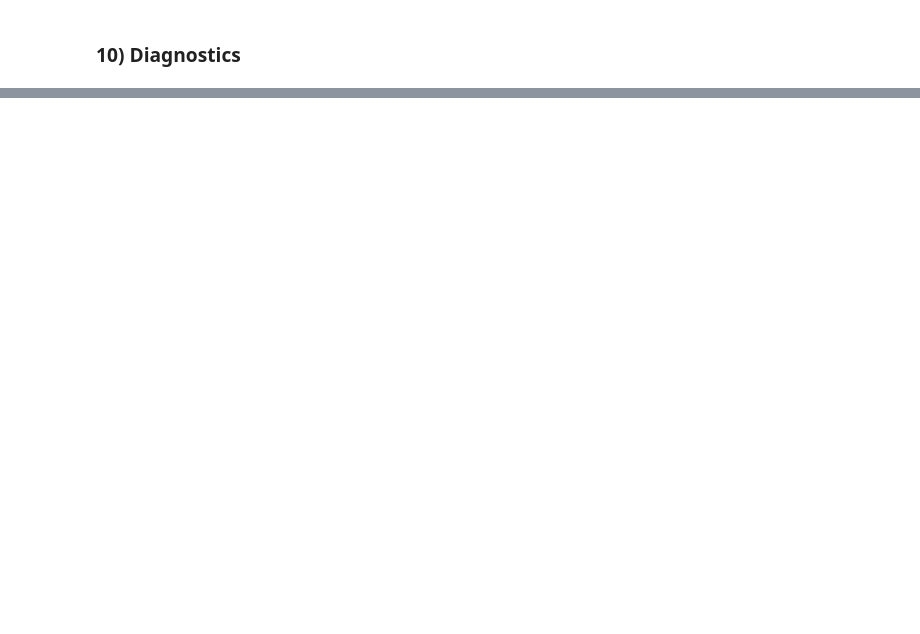
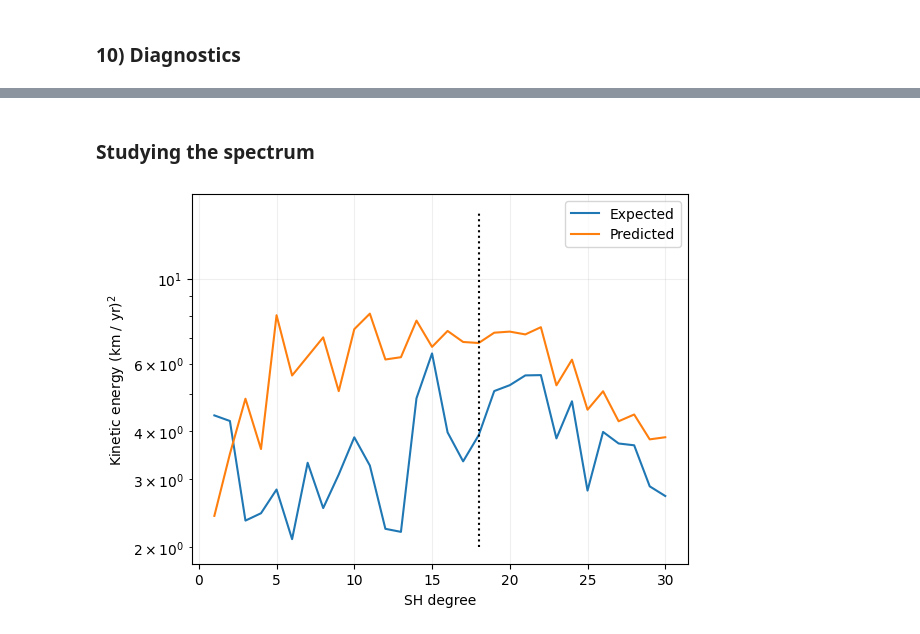
Before and after one commit to RomainClaveau/pygeopinn, a Jupyter notebook: PiNNs.ipynb, the cells around one changed output, grey strips where cells are left out. Drawn from its saved outputs; the diff is of its cells as text; code cells hidden in the pictures; blank space fills up the shorter version.

```diff
--- a/PiNNs.ipynb
+++ b/PiNNs.ipynb
@@ -270,7 +308,7 @@ field_shape = phis_grid[slice_thetas, slice_phis].shape
 ### 4) Defining the loss function
 # %%
 # Filter method
-def gaussian_filter_2d_torch(input, sigma, truncate=100):
+def gaussian_filter_2d_torch(input, sigma, truncate=3):
     """
     Applying a 2-d Gaussian filter on a map
         - (tensor) `input` the input tensor
@@ -347,6 +385,8 @@ y_cos, y_sin = spherical_harmonics(18, thetas, phis)
 y_cos_tensor = as_tensor(y_cos[..., slice_thetas, slice_phis])
 y_sin_tensor = as_tensor(y_sin[..., slice_thetas, slice_phis])
 # %%
+import opt_einsum
+
 # Method for computing the Gauss coefficients
 def spectral_transform(field: torch.Tensor, l_trunc: int = 18) -> tuple:
     l = torch.arange(0, l_trunc + 1, 1)
@@ -362,15 +402,15 @@ def spectral_transform(field: torch.Tensor, l_trunc: int = 18) -> tuple:
     # Defining the surface element
     dθ = numpy.gradient(thetas).mean()
     dφ = numpy.gradient(phis).mean()
-    sinθ = torch.sin(θ[slice_thetas, slice_phis])
+    sinθ = torch.sin(θ)
     dΩ = sinθ * dθ * dφ
 
     # Defining the normalisation constant for the Gauss coefficient
     C = (2 * L + 1) / (4 * numpy.pi)
 
     # Decomposing the field
-    coeffs_cos = torch.einsum('ijkl,ij,kl->ij', y_cos_tensor, C, field * dΩ)
-    coeffs_sin = torch.einsum('ijkl,ij,kl->ij', y_sin_tensor, C, field * dΩ)
+    coeffs_cos = torch.einsum('ijkl,kl,ij->ij', y_cos_tensor, field * dΩ, C)
+    coeffs_sin = torch.einsum('ijkl,kl,ij->ij', y_sin_tensor, field * dΩ, C)
 
     return coeffs_cos, coeffs_sin
 # %%
@@ -668,7 +756,9 @@ network_instance.eval()
 dbrdt_tensor_pred, \
 uθ_tensor_pred, \
 uφ_tensor_pred, \
-br_tensor_pred = compute_loss(input_tensor, True)
+br_tensor_pred, \
+t_tensor_pred, \
+s_tensor_pred = compute_loss(input_tensor, True)
 
 # Reshaping the fields
 dbrdt_pred = dbrdt_tensor_pred.reshape(dbrdt_obs.shape)
@@ -908 +999,3 @@ Misfit: 9.05E-02
 {'misfit_dbrdt': 1, 'misfit_br': 1, 'tangential_geostrophy': 10000.0, 'weak_norm': 0.0001}
+# %% [markdown]
+### Studying the spectrum
@@ -908,0 +1029,33 @@ Misfit: 9.05E-02
+# %%
+l_trunc = 30
+
+# Pre-computing the basis functions
+y_cos, y_sin = spherical_harmonics(l_trunc, thetas, phis)
+
+coeffs_t_cos_pred, coeffs_t_sin_pred = spectral_transform_numpy(t_tensor_pred.reshape(field_shape), l_trunc=l_trunc)
+coeffs_s_cos_pred, coeffs_s_sin_pred = spectral_transform_numpy(s_tensor_pred.reshape(field_shape), l_trunc=l_trunc)
+
+S_pred = numpy.zeros((l_trunc + 1))
+
+for l in range(0, l_trunc + 1):
+    C = l * (l + 1) / (2 * l + 1)
+    for m in range(0, l + 1):
+        S_pred[l] += C * (coeffs_t_cos_pred[l,m]**2 + coeffs_t_sin_pred[l,m]**2 + coeffs_s_cos_pred[l,m]**2 + coeffs_s_sin_pred[l,m]**2)
+# %%
+l = numpy.arange(0, l_trunc + 1, 1)
+
+plt.plot(l[1:], S_u_obs[1:], label="Expected")
+plt.plot(l[1:], S_pred[1:], label="Predicted")
+plt.vlines(18, 2, 15, color="black", linestyle="dotted")
+
+plt.yscale("log")
+plt.legend()
+
+plt.grid(alpha=0.2)
+
+plt.xlabel("SH degree")
+plt.ylabel("Kinetic energy (km / yr)$^2$")
+
+plt.savefig(f"{folder}spectra.png")
+# %% [output]
+[figure, added]
```
Also changed, not shown: parts of 16 cells of this notebook.
